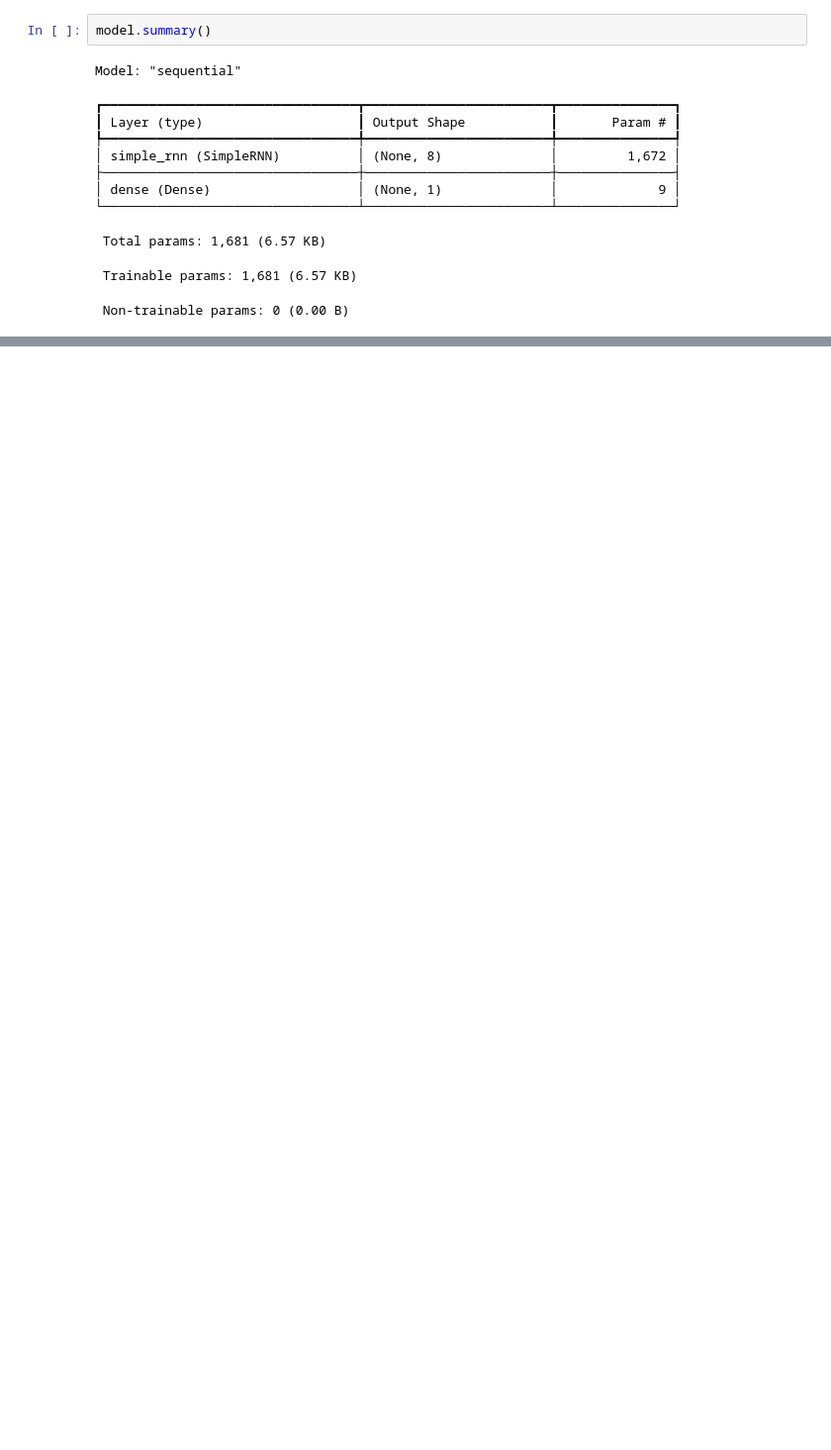
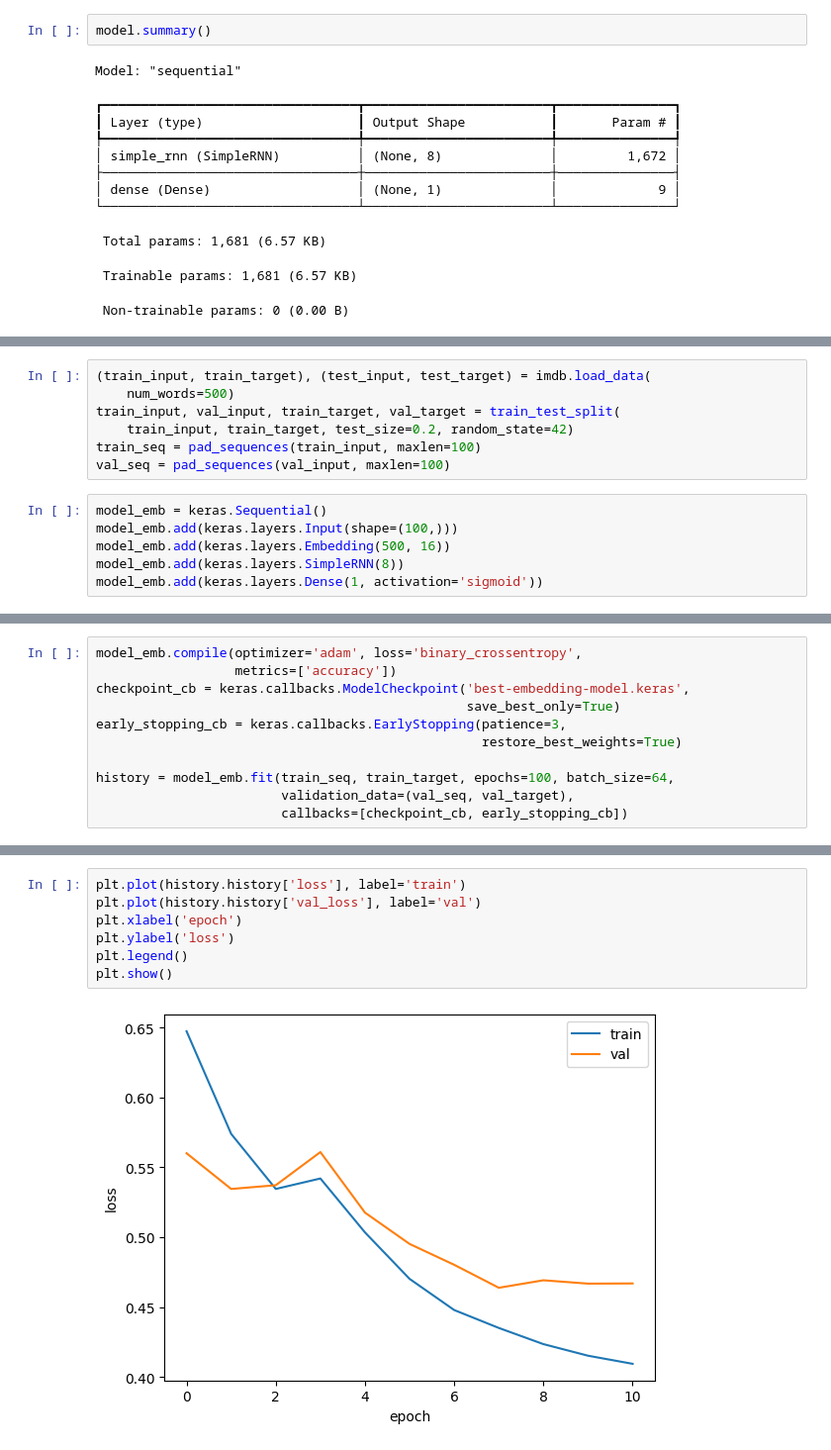
Before and after one commit to Park-Joyeong/hongong-machine-learning, a Jupyter notebook: 09_2_순환_신경망으로_IMDB_리뷰_분류하기.ipynb, the cells around one changed output, grey strips where cells are left out. Shown at 99% size. Cells and saved outputs as stored; diff of their text form; blank space fills up the shorter version.

```diff
--- a/09_2_순환_신경망으로_IMDB_리뷰_분류하기.ipynb
+++ b/09_2_순환_신경망으로_IMDB_리뷰_분류하기.ipynb
@@ -152,0 +164,13 @@ Epoch 14/100
+# %%
+(train_input, train_target), (test_input, test_target) = imdb.load_data(
+    num_words=500)
+train_input, val_input, train_target, val_target = train_test_split(
+    train_input, train_target, test_size=0.2, random_state=42)
+train_seq = pad_sequences(train_input, maxlen=100)
+val_seq = pad_sequences(val_input, maxlen=100)
+# %%
+model_emb = keras.Sequential()
+model_emb.add(keras.layers.Input(shape=(100,)))
+model_emb.add(keras.layers.Embedding(500, 16))
+model_emb.add(keras.layers.SimpleRNN(8))
+model_emb.add(keras.layers.Dense(1, activation='sigmoid'))
@@ -152,0 +193,11 @@ Epoch 14/100
+# %%
+model_emb.compile(optimizer='adam', loss='binary_crossentropy',
+                  metrics=['accuracy'])
+checkpoint_cb = keras.callbacks.ModelCheckpoint('best-embedding-model.keras',
+                                                save_best_only=True)
+early_stopping_cb = keras.callbacks.EarlyStopping(patience=3,
+                                                  restore_best_weights=True)
+
+history = model_emb.fit(train_seq, train_target, epochs=100, batch_size=64,
+                        validation_data=(val_seq, val_target),
+                        callbacks=[checkpoint_cb, early_stopping_cb])
@@ -152,0 +222,9 @@ Epoch 14/100
+# %%
+plt.plot(history.history['loss'], label='train')
+plt.plot(history.history['val_loss'], label='val')
+plt.xlabel('epoch')
+plt.ylabel('loss')
+plt.legend()
+plt.show()
+# %% [output]
+[figure, added]
```
Also changed, not shown: parts of 5 cells of this notebook.
